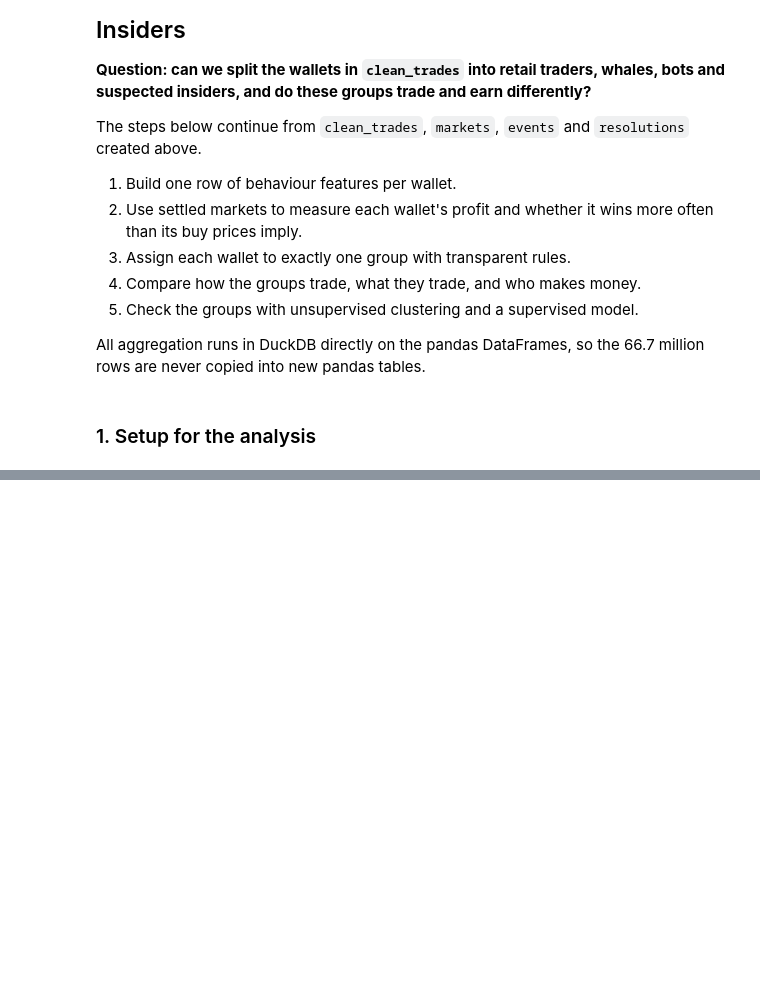
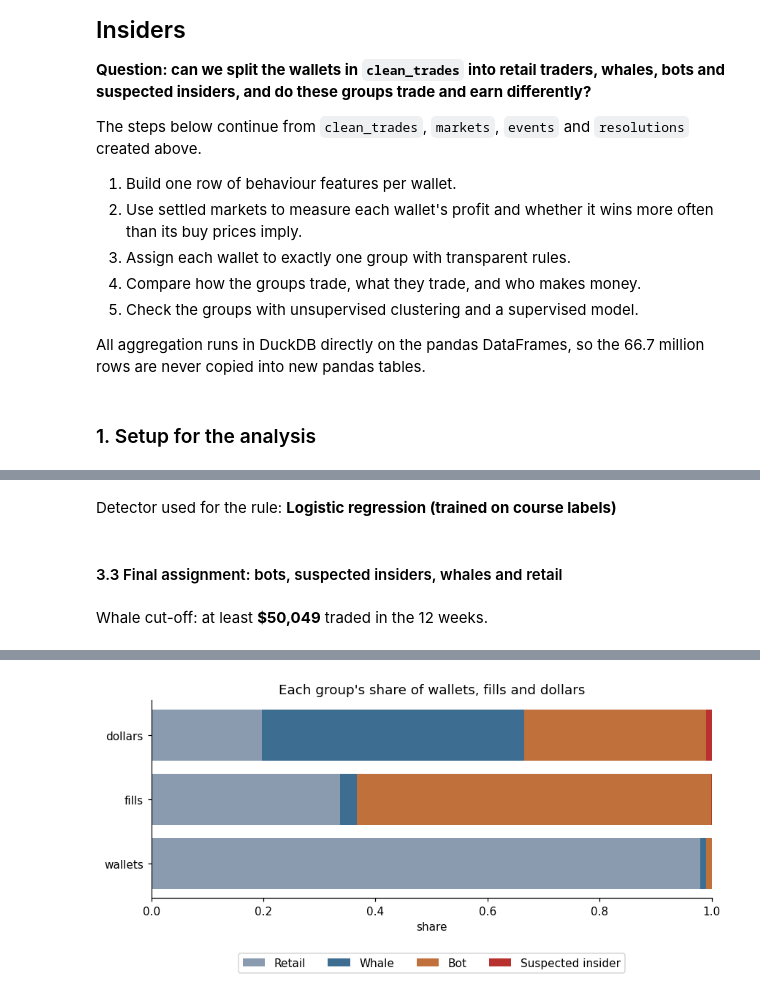
Before and after one commit to Cumuifreer/ucla-stats161-project, a Jupyter notebook: midterm_extended.ipynb, the cells around one changed output, grey strips where cells are left out. Drawn from its saved outputs; the diff is of its cells as text; code cells hidden in the pictures; blank space fills up the shorter version.

```diff
--- a/midterm_extended.ipynb
+++ b/midterm_extended.ipynb
@@ -702,0 +737,45 @@ db.close()
+# %%
+DETECTORS = {m: RANKS[m].reindex(wallets.index).fillna(1.0) for m in RANKS.columns}   # rank percentile, 0 = most insider-like
+DETECTOR = ("Logistic regression (trained on course labels)" if HAVE_LABELS
+            else "Ensemble (forest + spend + profile)")
+display(Markdown(f"Detector used for the rule: **{DETECTOR}**"))
+# %% [output]
+Detector used for the rule: **Logistic regression (trained on course labels)**
+# %% [markdown]
+#### 3.3 Final assignment: bots, suspected insiders, whales and retail
+# %%
+RULES = dict(bot_markets=500, bot_fills=2000, bot_hours=20, bot_fills_per_day=100,
+             detector=DETECTOR, det_top=0.01, ins_z=2.0, ins_positions=3, whale_top=0.01)
+
+def assign_groups(w, r=RULES):
+    is_bot = ((w.n_markets >= r["bot_markets"]) | (w.n_fills >= r["bot_fills"])
+              | ((w.active_hours_of_day >= r["bot_hours"]) & (w.fills_per_active_day > r["bot_fills_per_day"])))
+    is_ins = (~is_bot & (DETECTORS[r["detector"]] <= r["det_top"])
+              & (w.skill_z.fillna(-np.inf) >= r["ins_z"]) & (w.n_resolved_positions.fillna(0) >= r["ins_positions"]))
+    rest = ~is_bot & ~is_ins
+    cut = w.loc[rest, "total_dollars"].quantile(1 - r["whale_top"])
+    g = pd.Series("Retail", index=w.index)
+    g[rest & (w.total_dollars >= cut)] = "Whale"
+    g[is_ins] = "Suspected insider"
+    g[is_bot] = "Bot"
+    return pd.Categorical(g, categories=GROUPS), cut
+
+wallets["group"], WHALE_CUT = assign_groups(wallets)
+summary = wallets.groupby("group", observed=False).agg(wallets=("n_fills", "size"), fills=("n_fills", "sum"),
+                                                       dollars=("total_dollars", "sum"), profit=("profit", "sum"))
+for c in ["wallets", "fills", "dollars"]:
+    summary[f"share_of_{c}"] = summary[c] / summary[c].sum()
+display(Markdown(f"Whale cut-off: at least **${WHALE_CUT:,.0f}** traded in the 12 weeks."))
+display(summary.style.format({"dollars": "${:,.0f}", "profit": "${:,.0f}", "share_of_wallets": "{:.2%}",
+                              "share_of_fills": "{:.1%}", "share_of_dollars": "{:.1%}"}))
+
+fig, ax = plt.subplots(figsize=(9, 3.2))
+left = np.zeros(3)
+for g in GROUPS:
+    vals = summary.loc[g, ["share_of_wallets", "share_of_fills", "share_of_dollars"]].to_numpy(float)
+    ax.barh(["wallets", "fills", "dollars"], vals, left=left, color=COLORS[g], label=g)
+    left += vals
+ax.set(xlim=(0, 1), xlabel="share", title="Each group's share of wallets, fills and dollars")
+ax.legend(ncol=4, loc="upper center", bbox_to_anchor=(0.5, -0.25)); plt.show()
+# %% [output]
+Whale cut-off: at least **$50,049** traded in the 12 weeks.
@@ -702,0 +788 @@ db.close()
+[figure, added]
```
Also changed, not shown: parts of 69 cells of this notebook.
